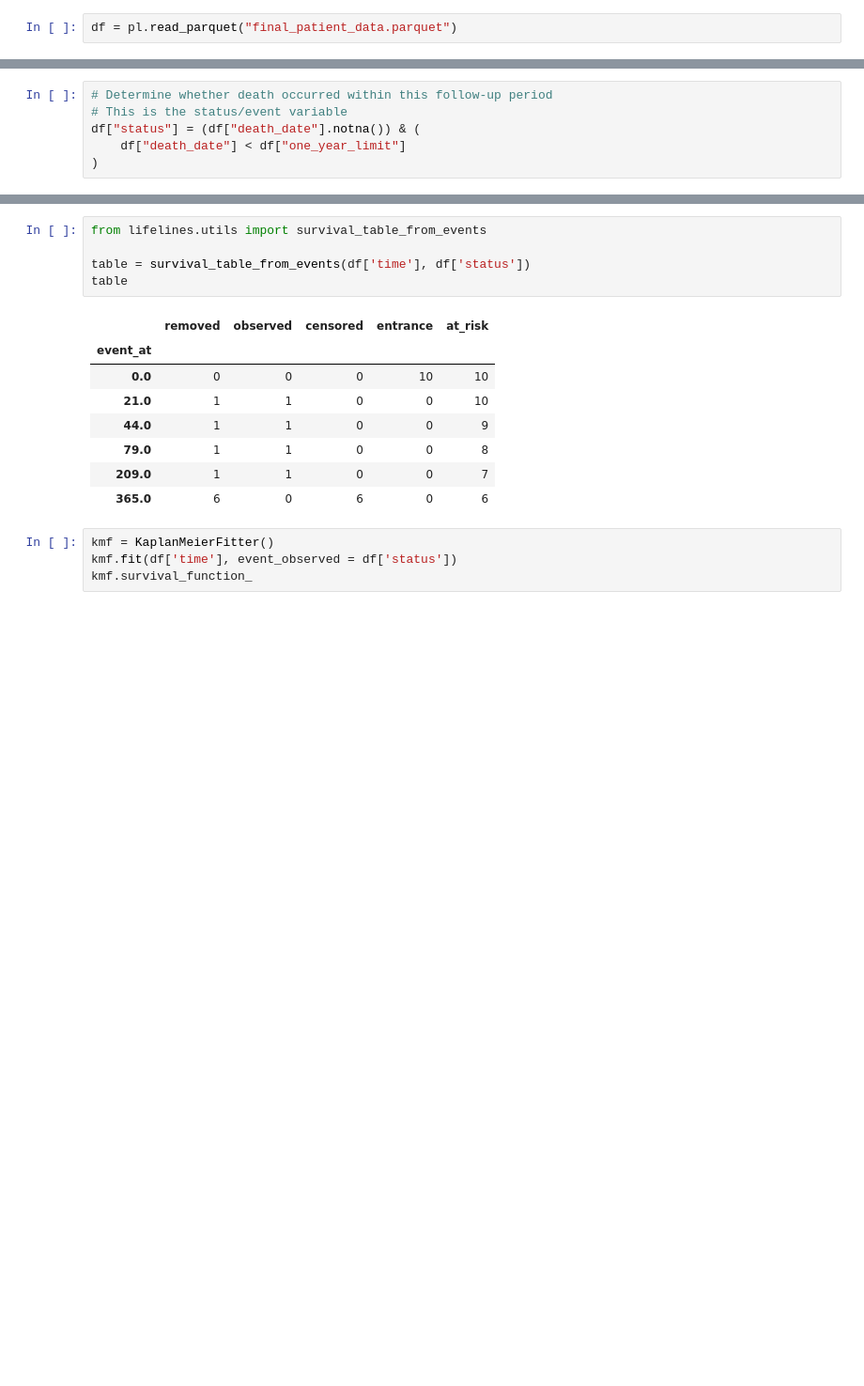
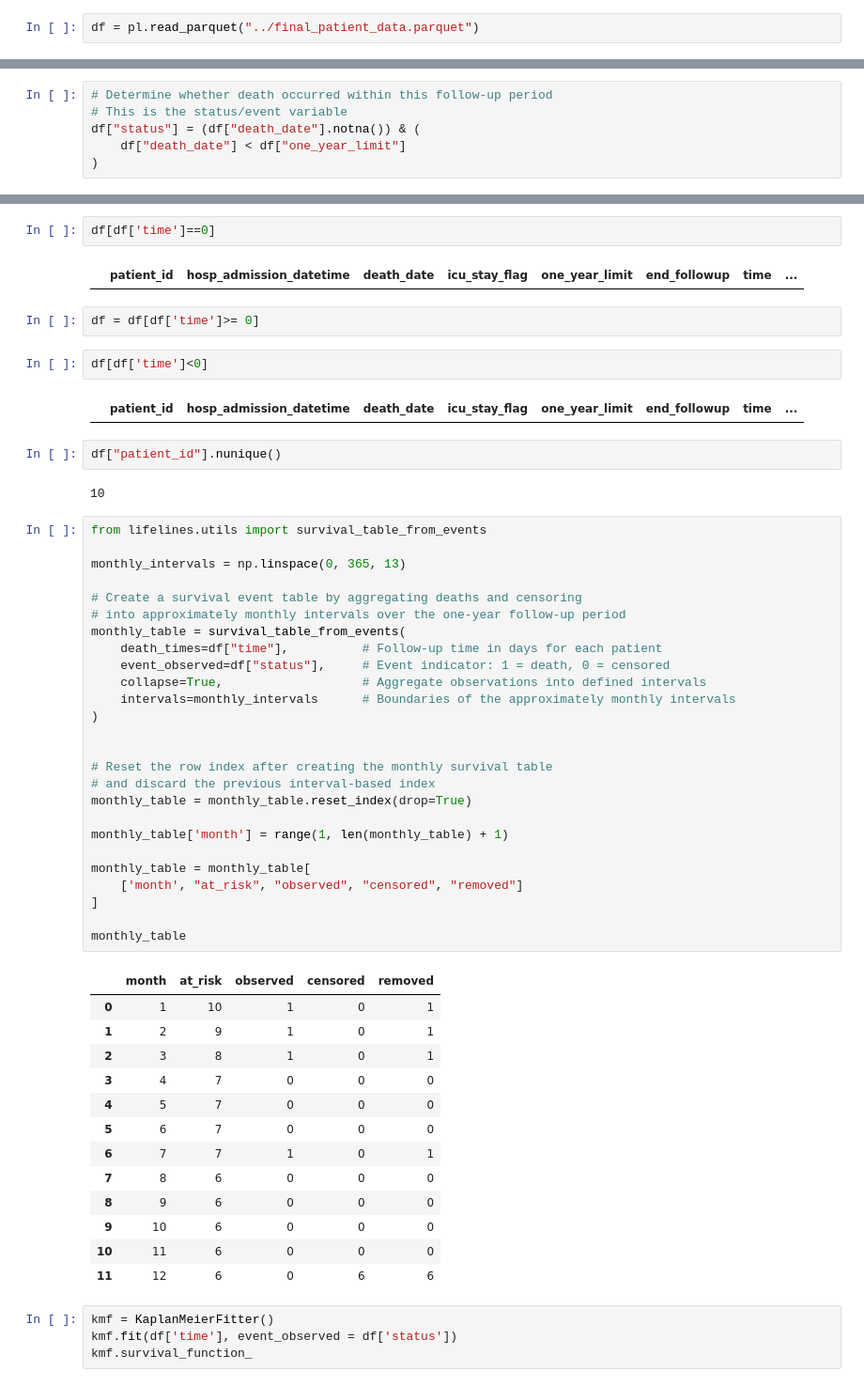
Before and after one commit to Arefeasd/server_patient_cohort, a Jupyter notebook: survival_analysis/KM_for_ICU.ipynb, the cells around one changed output, grey strips where cells are left out. Shown at 94% size. Cells and saved outputs as stored; diff of their text form; blank space fills up the shorter version.

```diff
--- a/KM_for_ICU.ipynb
+++ b/survival_analysis/KM_for_ICU.ipynb
@@ -6,7 +6,7 @@ import matplotlib.pyplot as plt
 from lifelines import KaplanMeierFitter
 from lifelines.plotting import add_at_risk_counts
 # %%
-df = pl.read_parquet("final_patient_data.parquet")
+df = pl.read_parquet("../final_patient_data.parquet")
 # %%
 df.head()
 # %% [output]
@@ -88,17 +91,57 @@ df.head()
+# %%
+df[df['time']==0]
+# %% [output]
+|  | patient_id | hosp_admission_datetime | death_date | icu_stay_flag | one_year_limit | end_followup | time | ... |
+# %%
+df = df[df['time']>= 0]
+# %%
+df[df['time']<0]
+# %% [output]
+|  | patient_id | hosp_admission_datetime | death_date | icu_stay_flag | one_year_limit | end_followup | time | ... |
+# %%
+df["patient_id"].nunique()
+# %% [output]
+10
 # %%
 from lifelines.utils import survival_table_from_events
 
-table = survival_table_from_events(df['time'], df['status'])
-table
+monthly_intervals = np.linspace(0, 365, 13)
+
+# Create a survival event table by aggregating deaths and censoring
+# into approximately monthly intervals over the one-year follow-up period
+monthly_table = survival_table_from_events(
+    death_times=df["time"],          # Follow-up time in days for each patient
+    event_observed=df["status"],     # Event indicator: 1 = death, 0 = censored
+    collapse=True,                   # Aggregate observations into defined intervals
+    intervals=monthly_intervals      # Boundaries of the approximately monthly intervals
+)
+
+
+# Reset the row index after creating the monthly survival table
+# and discard the previous interval-based index
+monthly_table = monthly_table.reset_index(drop=True)
+
+monthly_table['month'] = range(1, len(monthly_table) + 1)
+
+monthly_table = monthly_table[
+    ['month', "at_risk", "observed", "censored", "removed"]
+]
+
+monthly_table
 # %% [output]
-|  | removed | observed | censored | entrance | at_risk |
-| event_at |  |  |  |  |  |
-| 0.0 | 0 | 0 | 0 | 10 | 10 |
-| 21.0 | 1 | 1 | 0 | 0 | 10 |
-| 44.0 | 1 | 1 | 0 | 0 | 9 |
-| 79.0 | 1 | 1 | 0 | 0 | 8 |
-| 209.0 | 1 | 1 | 0 | 0 | 7 |
-| 365.0 | 6 | 0 | 6 | 0 | 6 |
+|  | month | at_risk | observed | censored | removed |
+| 0 | 1 | 10 | 1 | 0 | 1 |
+| 1 | 2 | 9 | 1 | 0 | 1 |
+| 2 | 3 | 8 | 1 | 0 | 1 |
+| 3 | 4 | 7 | 0 | 0 | 0 |
+| 4 | 5 | 7 | 0 | 0 | 0 |
+| 5 | 6 | 7 | 0 | 0 | 0 |
+| 6 | 7 | 7 | 1 | 0 | 1 |
+| 7 | 8 | 6 | 0 | 0 | 0 |
+| 8 | 9 | 6 | 0 | 0 | 0 |
+| 9 | 10 | 6 | 0 | 0 | 0 |
+| 10 | 11 | 6 | 0 | 0 | 0 |
+| 11 | 12 | 6 | 0 | 6 | 6 |
 # %%
 kmf = KaplanMeierFitter()
 kmf.fit(df['time'], event_observed = df['status'])
```
Also changed, not shown: parts of 16 cells of this notebook.
